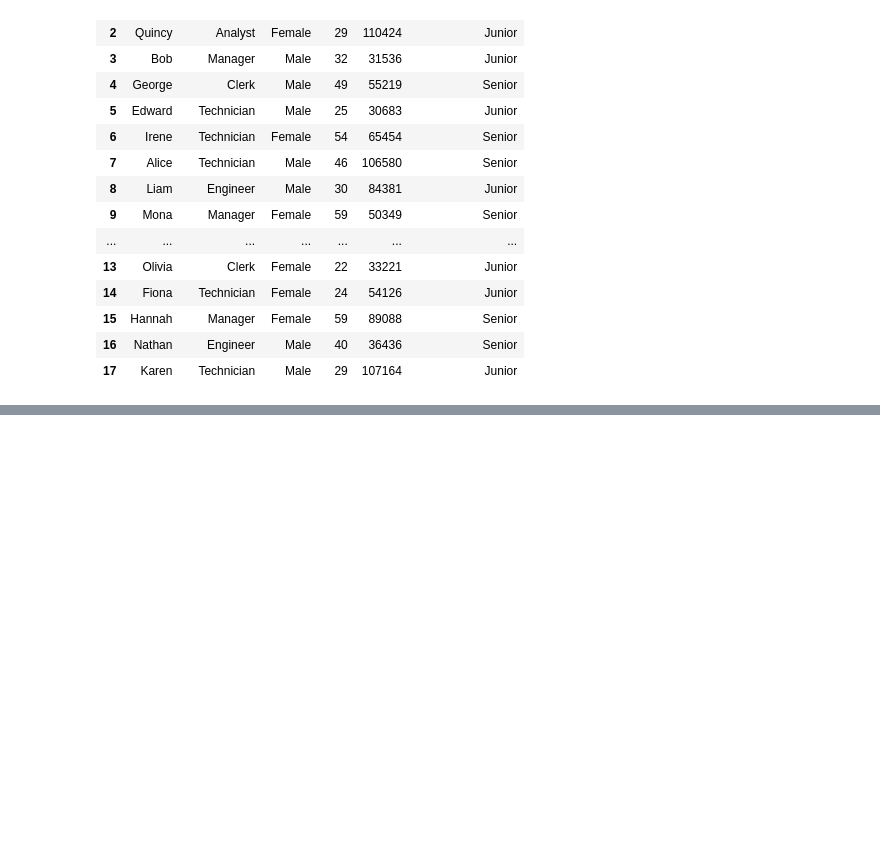
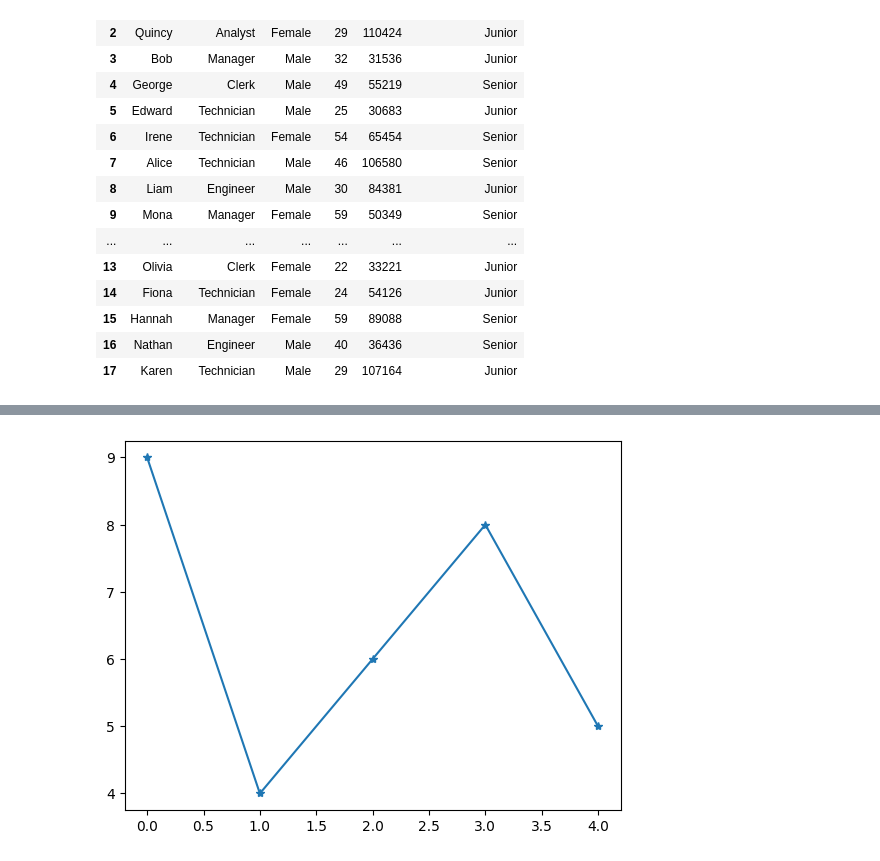
Before and after one commit to TouseefDataScientist/Machine-learning, a Jupyter notebook: AItalha.ipynb, the cells around one changed output, grey strips where cells are left out. Saved outputs shown, nothing was run; the diff lists cells and outputs as text; code cells hidden in the pictures; blank space fills up the shorter version.

```diff
--- a/AItalha.ipynb
+++ b/AItalha.ipynb
@@ -783,0 +811,8 @@ df1
+# %%
+xax = np.array([9,4,6,8,5])
+
+
+plt.plot(xax, marker='*')
+plt.show()
+# %% [output]
+[figure, added]
```
Also changed, not shown: parts of 14 cells of this notebook, 2 other files.
